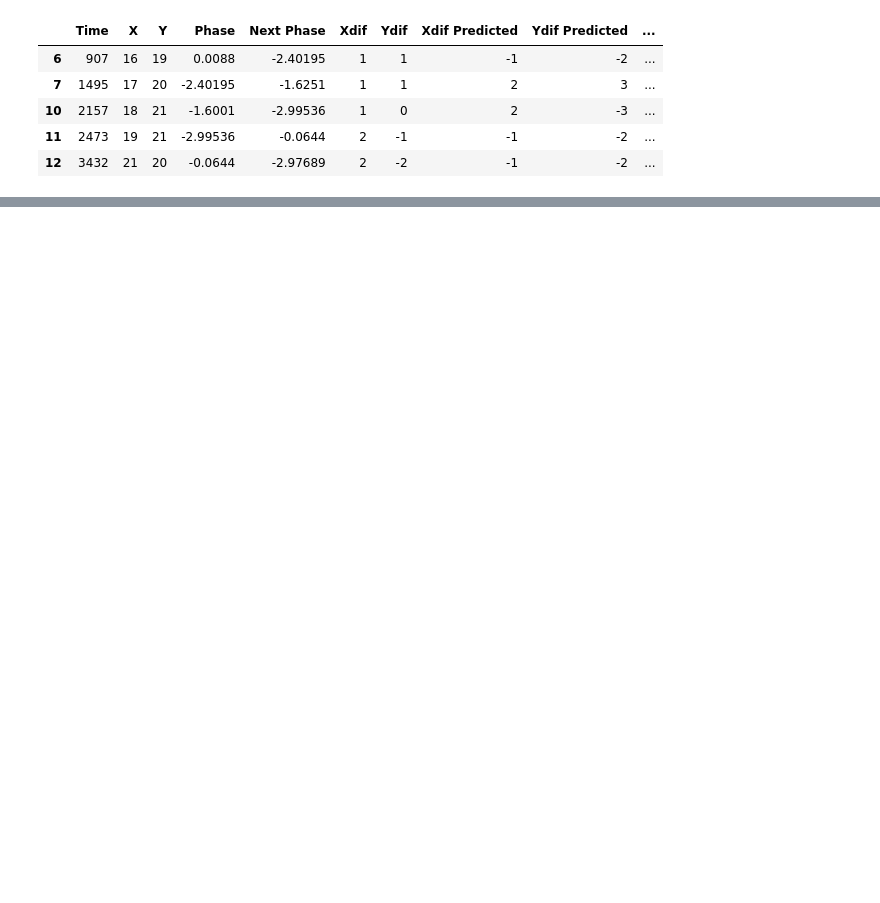
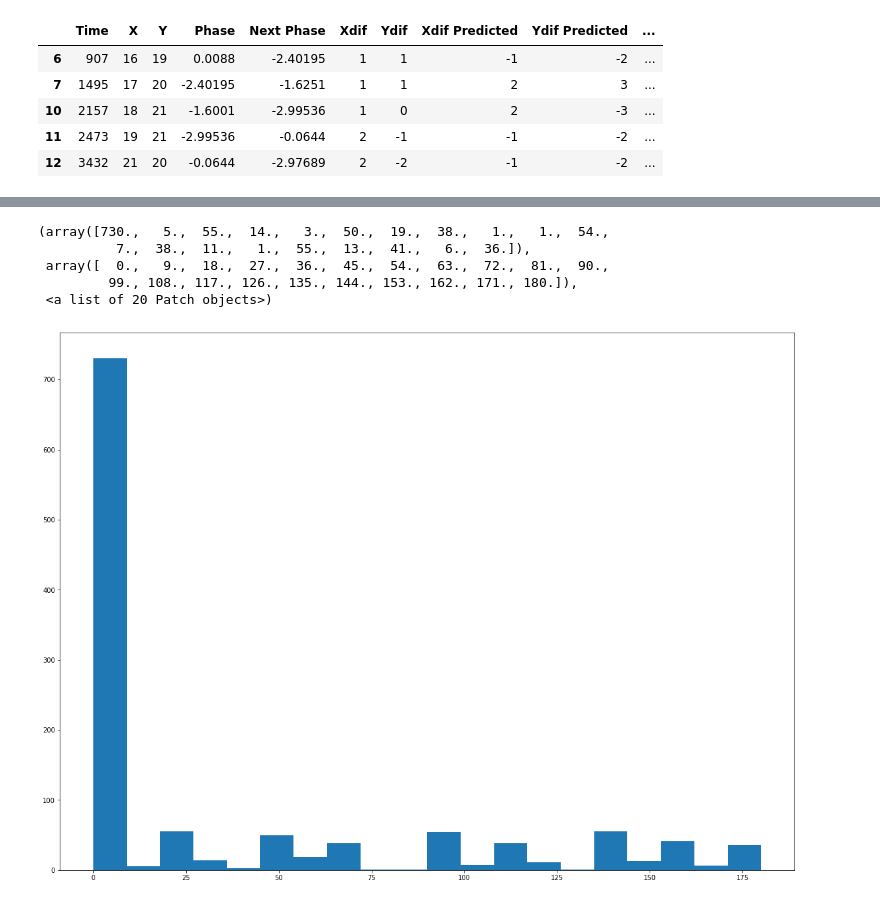
Before and after one commit to DanielHHowell/Grid-Cell, a Jupyter notebook: Grid Cell Phase Main.ipynb, the cells around one changed output, grey strips where cells are left out. Saved outputs shown, nothing was run; the diff lists cells and outputs as text; code cells hidden in the pictures; blank space fills up the shorter version.

```diff
--- a/Grid Cell Phase Main.ipynb
+++ b/Grid Cell Phase Main.ipynb
@@ -320,0 +333,9 @@ for index, row in df.iterrows():
+# %%
+plt.hist(vector_angles(df),bins=20)
+# %% [output]
+(array([730.,   5.,  55.,  14.,   3.,  50.,  19.,  38.,   1.,   1.,  54.,
+          7.,  38.,  11.,   1.,  55.,  13.,  41.,   6.,  36.]),
+ array([  0.,   9.,  18.,  27.,  36.,  45.,  54.,  63.,  72.,  81.,  90.,
+         99., 108., 117., 126., 135., 144., 153., 162., 171., 180.]),
+ <a list of 20 Patch objects>)
+[figure, added]
```
Also changed, not shown: parts of 8 cells of this notebook, 2 other files.
